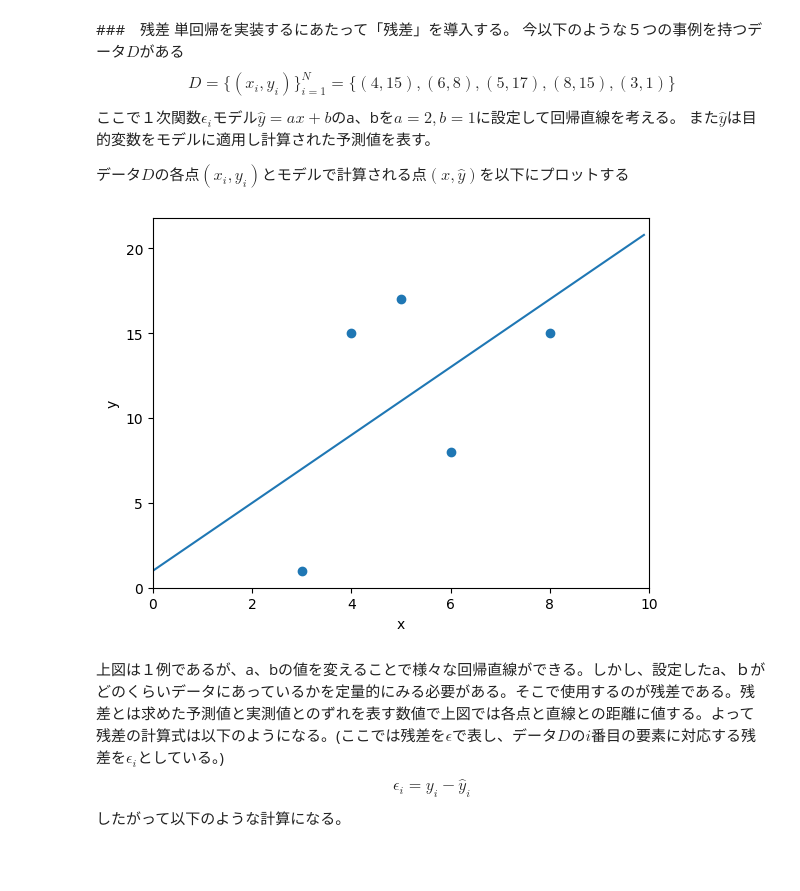
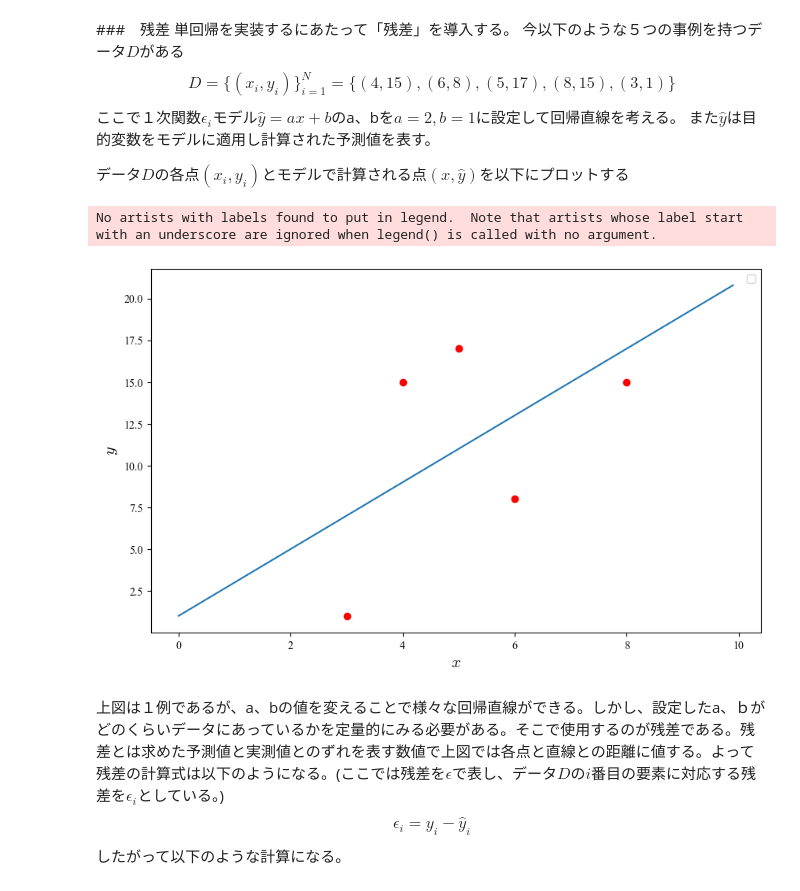
Before and after one commit to aice-ice/Senior-project, a Jupyter notebook: regression.ipynb, the cells around one changed output. Drawn from its saved outputs; the diff is of its cells as text; code cells hidden in the pictures; blank space fills up the shorter version.

```diff
--- a/regression.ipynb
+++ b/regression.ipynb
@@ -22,18 +22,25 @@ $$
 # %%
 data = np.array([[4, 15], [6, 8], [5, 17], [8, 15], [3, 1]])
 
 x = np.arange(0, 10, 0.1)
 y = 2 * x  + 1
 
-plt.plot(x, y)
-plt.scatter(data[:, 0], data[:, 1])
-plt.xlabel('x')
-plt.ylabel('y')
-plt.xlim(0, 10)
-plt.yticks([0, 5, 10, 15, 20])
+plt.rcParams['font.family'] = 'Times New Roman'
+plt.rcParams['mathtext.fontset'] = 'cm'
+
+fig = plt.figure(figsize=(10, 6))
+ax = fig.add_subplot(111)
+
+ax.plot(x, y)
+ax.scatter(data[:, 0], data[:, 1], color='red')
+
+ax.set_xlabel(r'$x$', fontsize=15)
+ax.set_ylabel(r'$y$', fontsize=15)
+plt.legend()
 plt.show()
 # %% [output]
+No artists with labels found to put in legend.  Note that artists whose label start with an underscore are ignored when legend() is called with no argument.
-[figure, old version]
+[figure, new version]
 # %% [markdown]
 上図は１例であるが、a、bの値を変えることで様々な回帰直線ができる。しかし、設定したa、ｂがどのくらいデータにあっているかを定量的にみる必要がある。そこで使用するのが残差である。残差とは求めた予測値と実測値とのずれを表す数値で上図では各点と直線との距離に値する。よって残差の計算式は以下のようになる。(ここでは残差を$\epsilon$で表し、データ$D$の$i$番目の要素に対応する残差を$	\epsilon_{i}$としている。)
 $$
```
